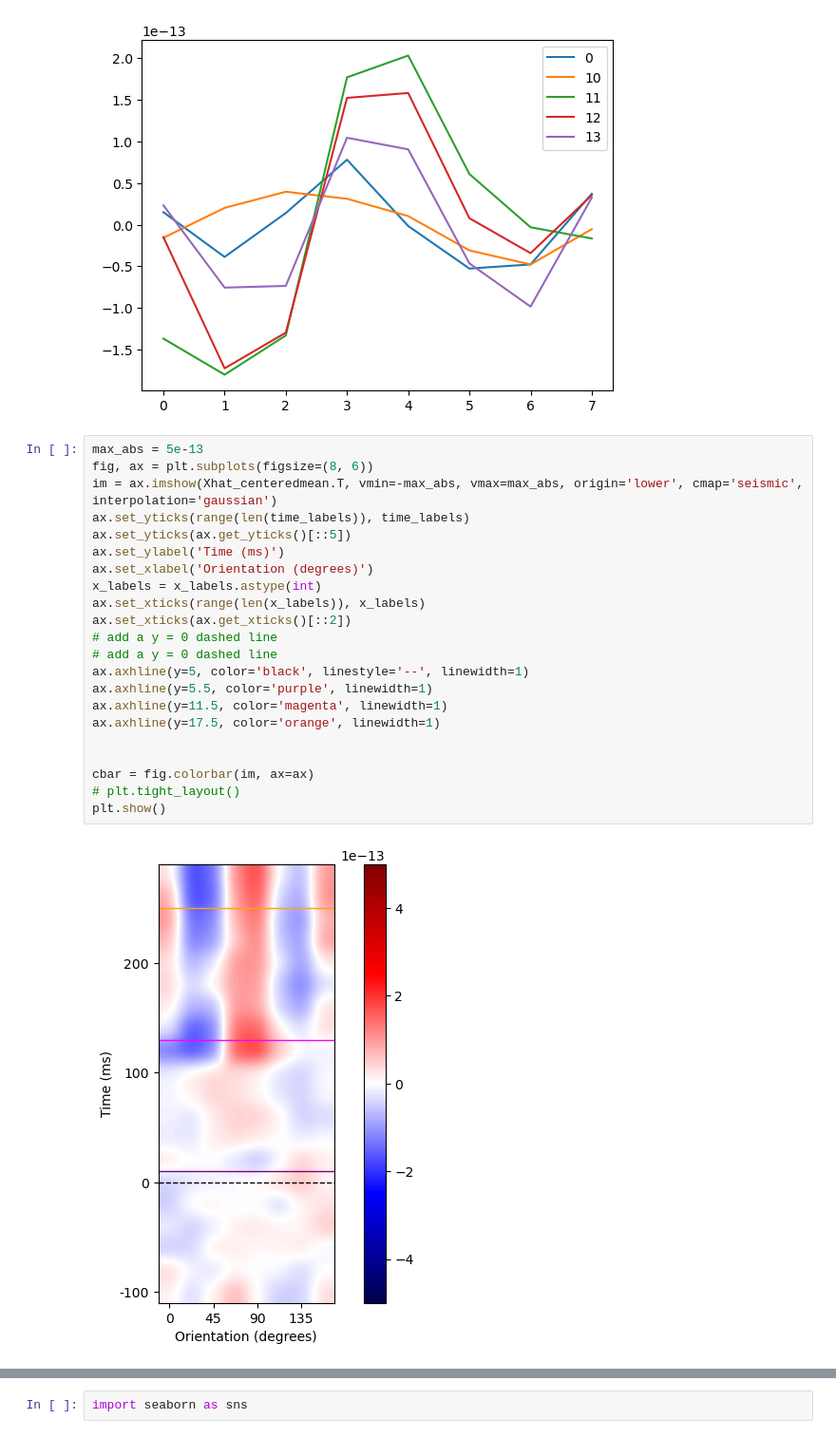
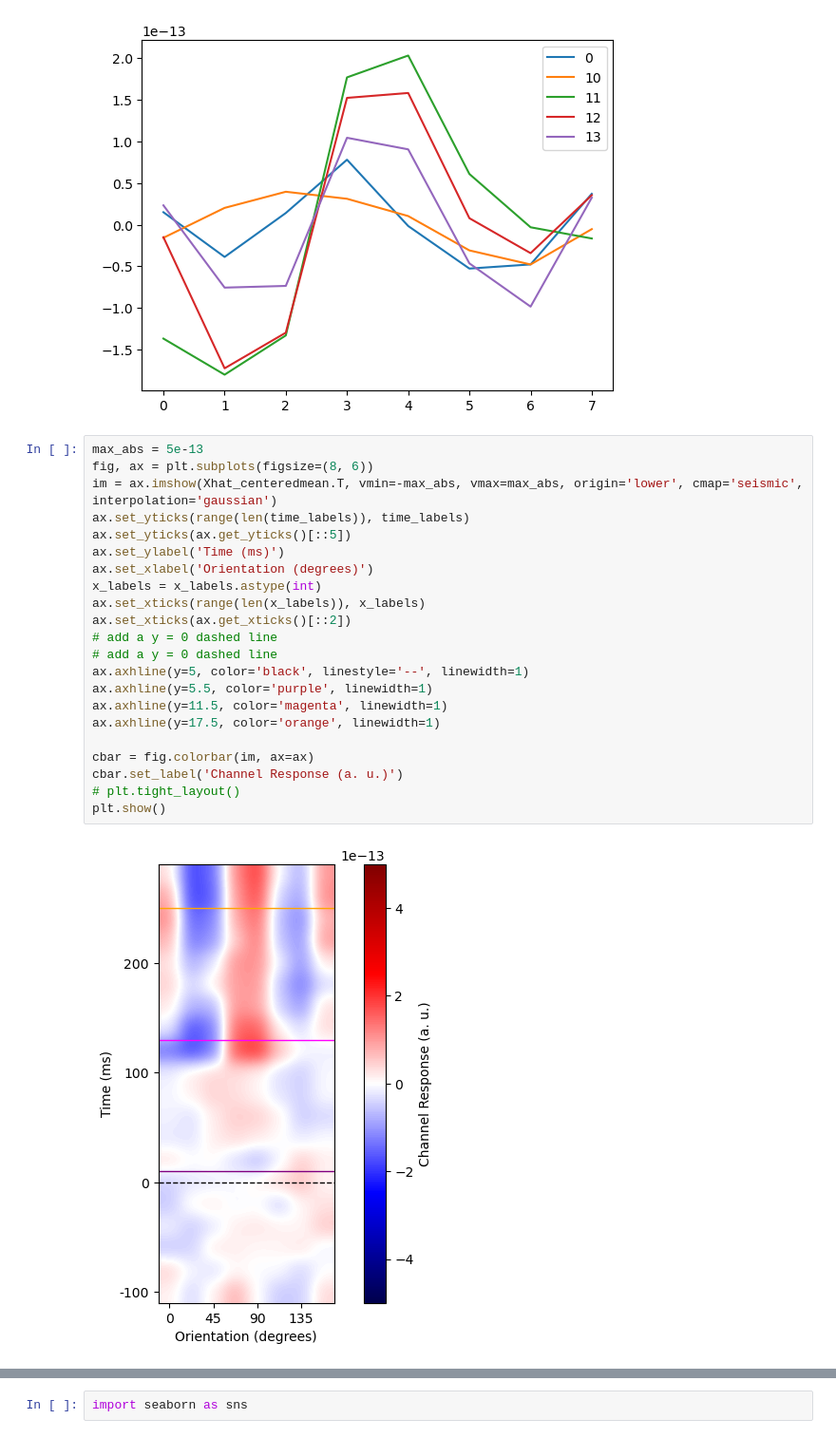
Before and after one commit to unthrived/master-thesis, a Jupyter notebook: 3_fe_nrep_final_stim.ipynb, the cells around one changed output, grey strips where cells are left out. Shown at 95% size. Drawn from its saved outputs; the diff is of its cells as text.

```diff
--- a/3_fe_nrep_final_stim.ipynb
+++ b/3_fe_nrep_final_stim.ipynb
@@ -321,27 +350,27 @@ plt.legend()
 # %%
 max_abs = 5e-13
 fig, ax = plt.subplots(figsize=(8, 6))
 im = ax.imshow(Xhat_centeredmean.T, vmin=-max_abs, vmax=max_abs, origin='lower', cmap='seismic', interpolation='gaussian')
 ax.set_yticks(range(len(time_labels)), time_labels)
 ax.set_yticks(ax.get_yticks()[::5])
 ax.set_ylabel('Time (ms)')
 ax.set_xlabel('Orientation (degrees)')
 x_labels = x_labels.astype(int)
 ax.set_xticks(range(len(x_labels)), x_labels)
 ax.set_xticks(ax.get_xticks()[::2])
 # add a y = 0 dashed line
 # add a y = 0 dashed line
 ax.axhline(y=5, color='black', linestyle='--', linewidth=1)
 ax.axhline(y=5.5, color='purple', linewidth=1)
 ax.axhline(y=11.5, color='magenta', linewidth=1)
 ax.axhline(y=17.5, color='orange', linewidth=1)
 
-
 cbar = fig.colorbar(im, ax=ax)
+cbar.set_label('Channel Response (a. u.)')
 # plt.tight_layout()
 plt.show()
 # %% [output]
-[figure, old version]
+[figure, new version]
 # %%
 max_abs = 4e-13
 fig, ax = plt.subplots(figsize=(8, 6))
```
Also changed, not shown: parts of 6 cells of this notebook, 7 other files.
